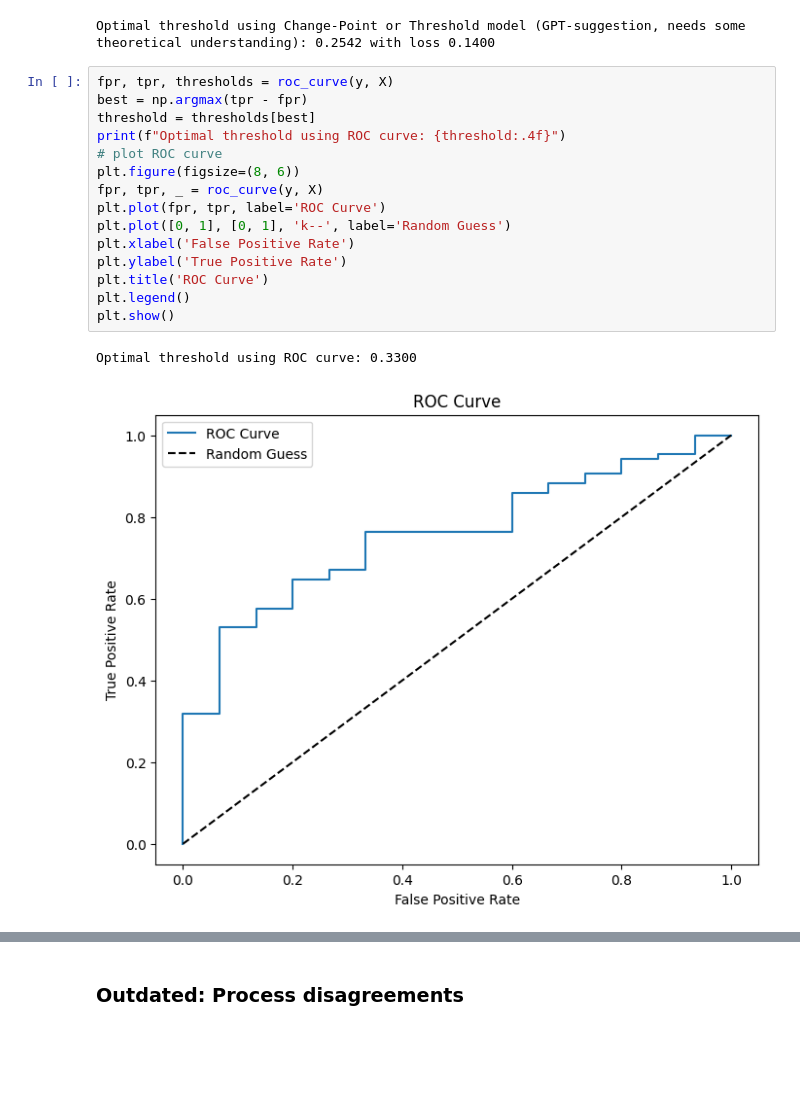
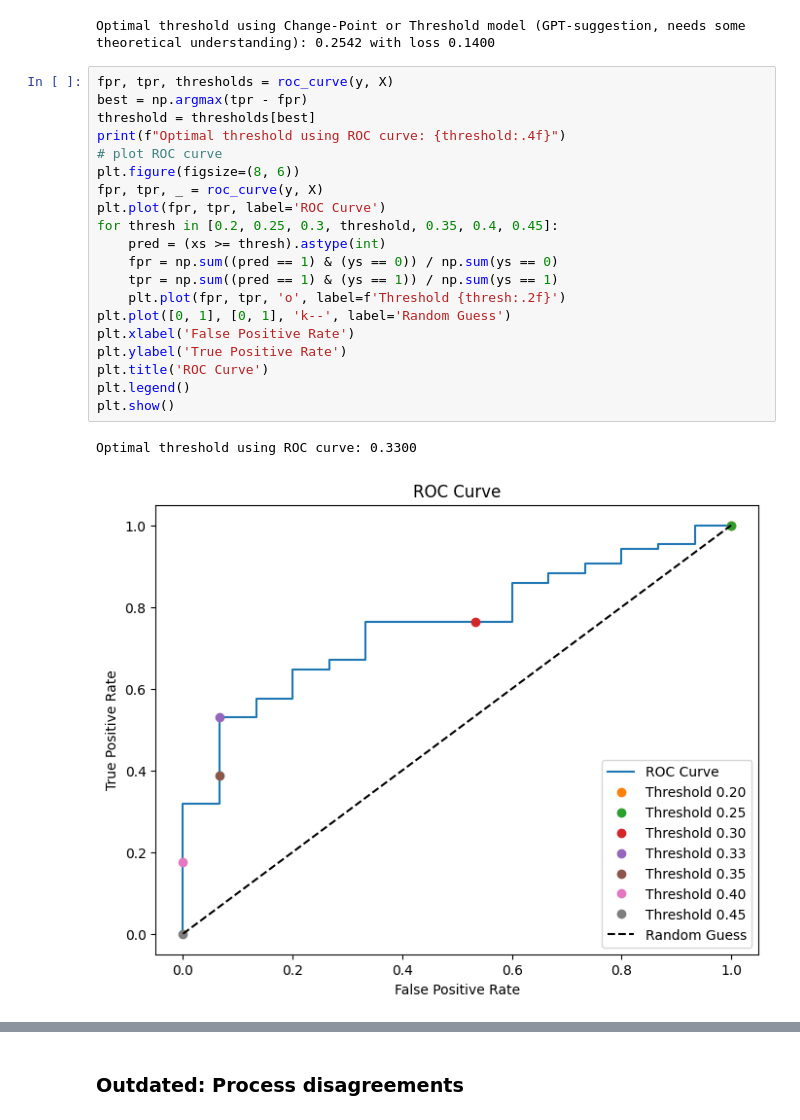
Before and after one commit to derkleinejakob/dataliteracy25, a Jupyter notebook: scripts/lda/lda_find_threshold.ipynb, the cells around one changed output, grey strips where cells are left out. Drawn from its saved outputs; the diff is of its cells as text; blank space fills up the shorter version.

```diff
--- a/scripts/lda/lda_find_threshold.ipynb
+++ b/scripts/lda/lda_find_threshold.ipynb
@@ -38,18 +38,23 @@ Optimal threshold using Change-Point or Threshold model (GPT-suggestion, needs s
 # %%
 fpr, tpr, thresholds = roc_curve(y, X)
 best = np.argmax(tpr - fpr)
 threshold = thresholds[best]
 print(f"Optimal threshold using ROC curve: {threshold:.4f}")
 # plot ROC curve
 plt.figure(figsize=(8, 6))
 fpr, tpr, _ = roc_curve(y, X)
 plt.plot(fpr, tpr, label='ROC Curve')
+for thresh in [0.2, 0.25, 0.3, threshold, 0.35, 0.4, 0.45]:
+    pred = (xs >= thresh).astype(int)
+    fpr = np.sum((pred == 1) & (ys == 0)) / np.sum(ys == 0)
+    tpr = np.sum((pred == 1) & (ys == 1)) / np.sum(ys == 1)
+    plt.plot(fpr, tpr, 'o', label=f'Threshold {thresh:.2f}')
 plt.plot([0, 1], [0, 1], 'k--', label='Random Guess')
 plt.xlabel('False Positive Rate')
 plt.ylabel('True Positive Rate')
 plt.title('ROC Curve')
 plt.legend()
 plt.show()
 # %% [output]
 Optimal threshold using ROC curve: 0.3300
-[figure, old version]
+[figure, new version]
```
Also changed, not shown: parts of 1 cell of this notebook.
